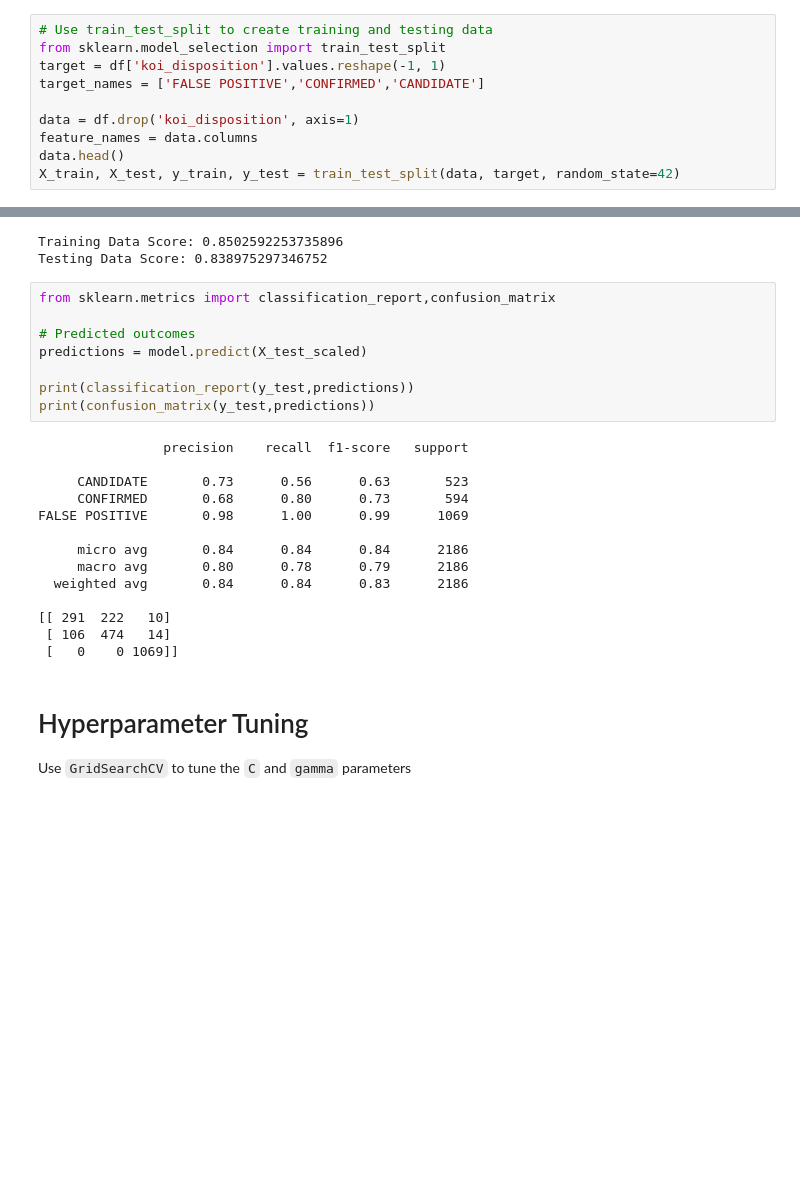
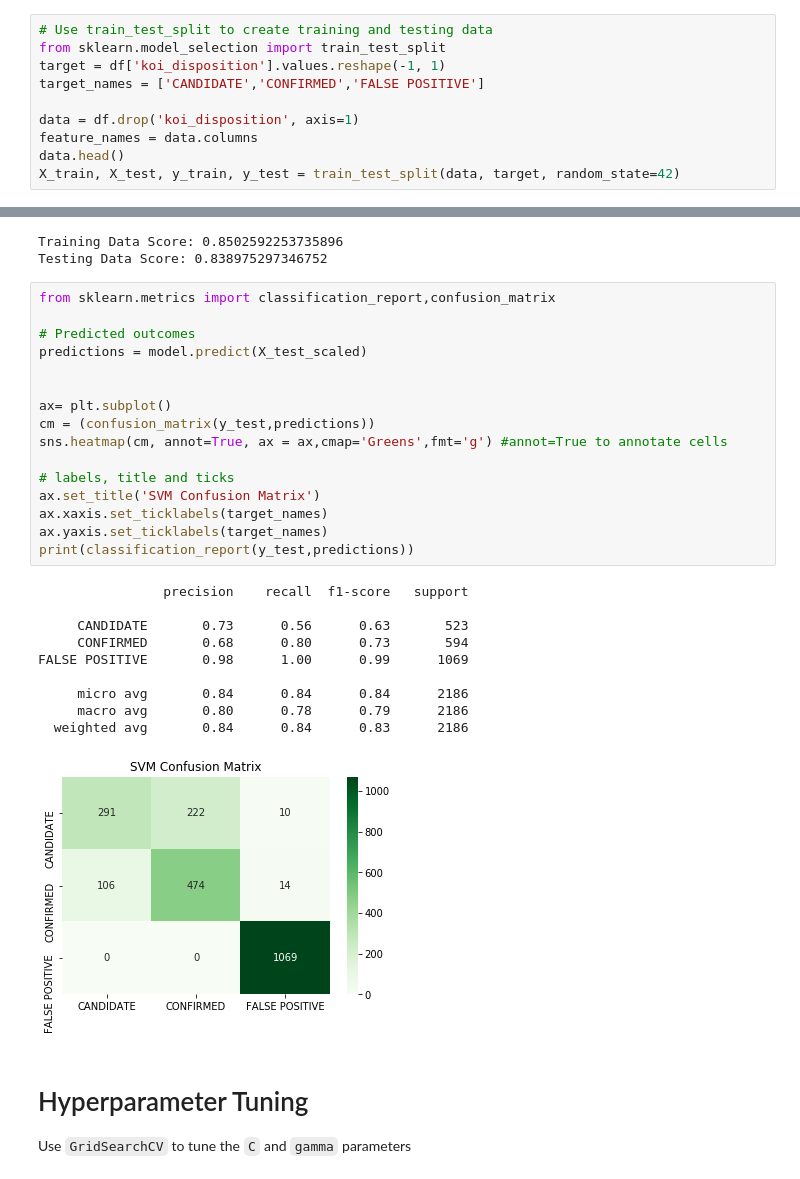
Before and after one commit to bethanylindberg/SMU_Data_Science, a Jupyter notebook: Week 21/svm.ipynb, the cells around one changed output, grey strips where cells are left out. Drawn from its saved outputs; the diff is of its cells as text; blank space fills up the shorter version.

Commit message:
model results

```diff
--- a/Week 21/svm.ipynb
+++ b/Week 21/svm.ipynb
@@ -20,7 +20,7 @@ Use `koi_disposition` for the y values
 # Use train_test_split to create training and testing data
 from sklearn.model_selection import train_test_split
 target = df['koi_disposition'].values.reshape(-1, 1)
-target_names = ['FALSE POSITIVE','CONFIRMED','CANDIDATE']
+target_names = ['CANDIDATE','CONFIRMED','FALSE POSITIVE']
 
 data = df.drop('koi_disposition', axis=1)
 feature_names = data.columns
@@ -54,28 +54,33 @@ print(f"Testing Data Score: {model.score(X_test_scaled, y_test)}")
 # %% [output]
 Training Data Score: 0.8502592253735896
 Testing Data Score: 0.838975297346752
-# %%
-from sklearn.metrics import classification_report,confusion_matrix
-
-# Predicted outcomes
-predictions = model.predict(X_test_scaled)
-
-print(classification_report(y_test,predictions))
-print(confusion_matrix(y_test,predictions))
-# %% [output]
-                precision    recall  f1-score   support
-
-     CANDIDATE       0.73      0.56      0.63       523
-     CONFIRMED       0.68      0.80      0.73       594
-FALSE POSITIVE       0.98      1.00      0.99      1069
-
-     micro avg       0.84      0.84      0.84      2186
-     macro avg       0.80      0.78      0.79      2186
-  weighted avg       0.84      0.84      0.83      2186
-
-[[ 291  222   10]
- [ 106  474   14]
- [   0    0 1069]]
+# %%
+from sklearn.metrics import classification_report,confusion_matrix
+
+# Predicted outcomes
+predictions = model.predict(X_test_scaled)
+
+
+ax= plt.subplot()
+cm = (confusion_matrix(y_test,predictions))
+sns.heatmap(cm, annot=True, ax = ax,cmap='Greens',fmt='g') #annot=True to annotate cells
+
+# labels, title and ticks
+ax.set_title('SVM Confusion Matrix')
+ax.xaxis.set_ticklabels(target_names)
+ax.yaxis.set_ticklabels(target_names)
+print(classification_report(y_test,predictions))
+# %% [output]
+                precision    recall  f1-score   support
+
+     CANDIDATE       0.73      0.56      0.63       523
+     CONFIRMED       0.68      0.80      0.73       594
+FALSE POSITIVE       0.98      1.00      0.99      1069
+
+     micro avg       0.84      0.84      0.84      2186
+     macro avg       0.80      0.78      0.79      2186
+  weighted avg       0.84      0.84      0.83      2186
+[figure, added]
 # %% [markdown]
 # Hyperparameter Tuning
 
```
Also changed, not shown: parts of 23 cells of this notebook, 7 other files.
